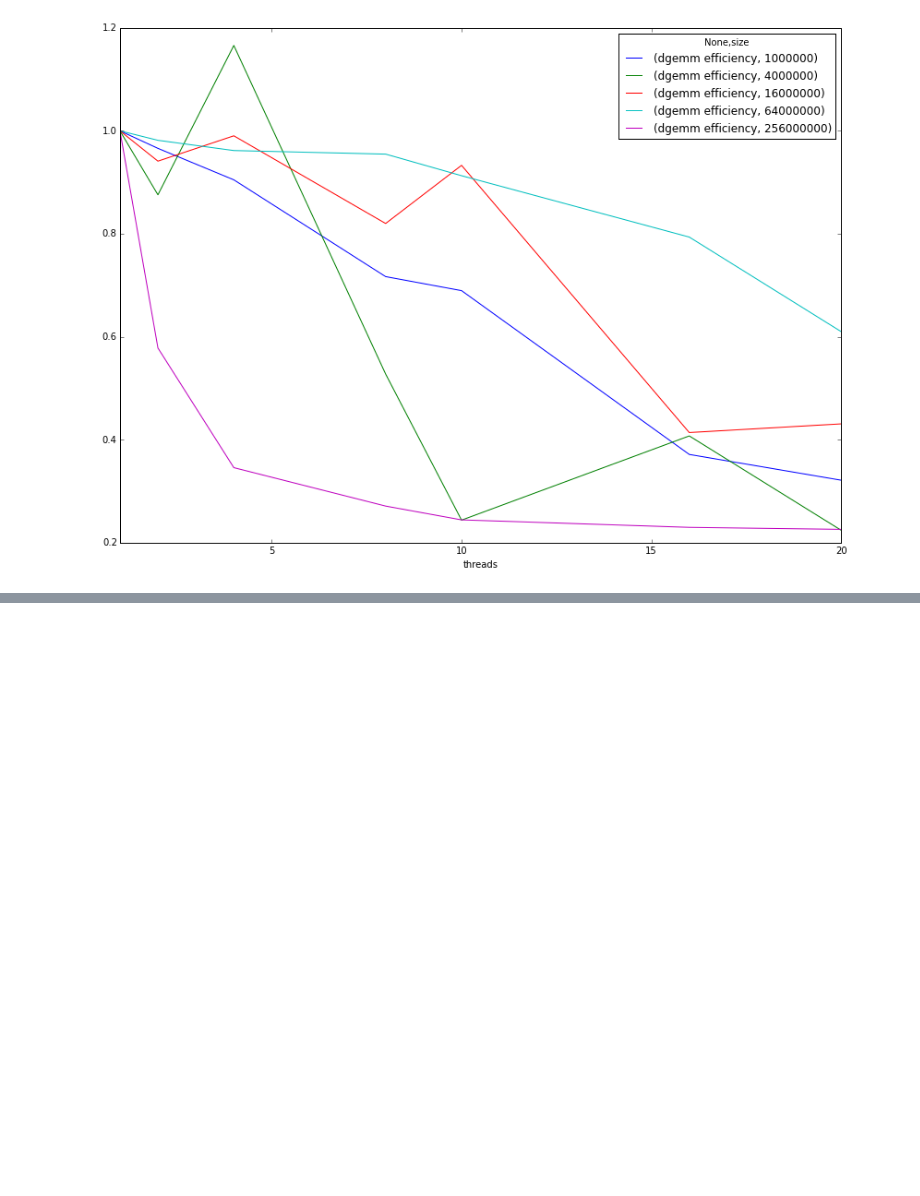
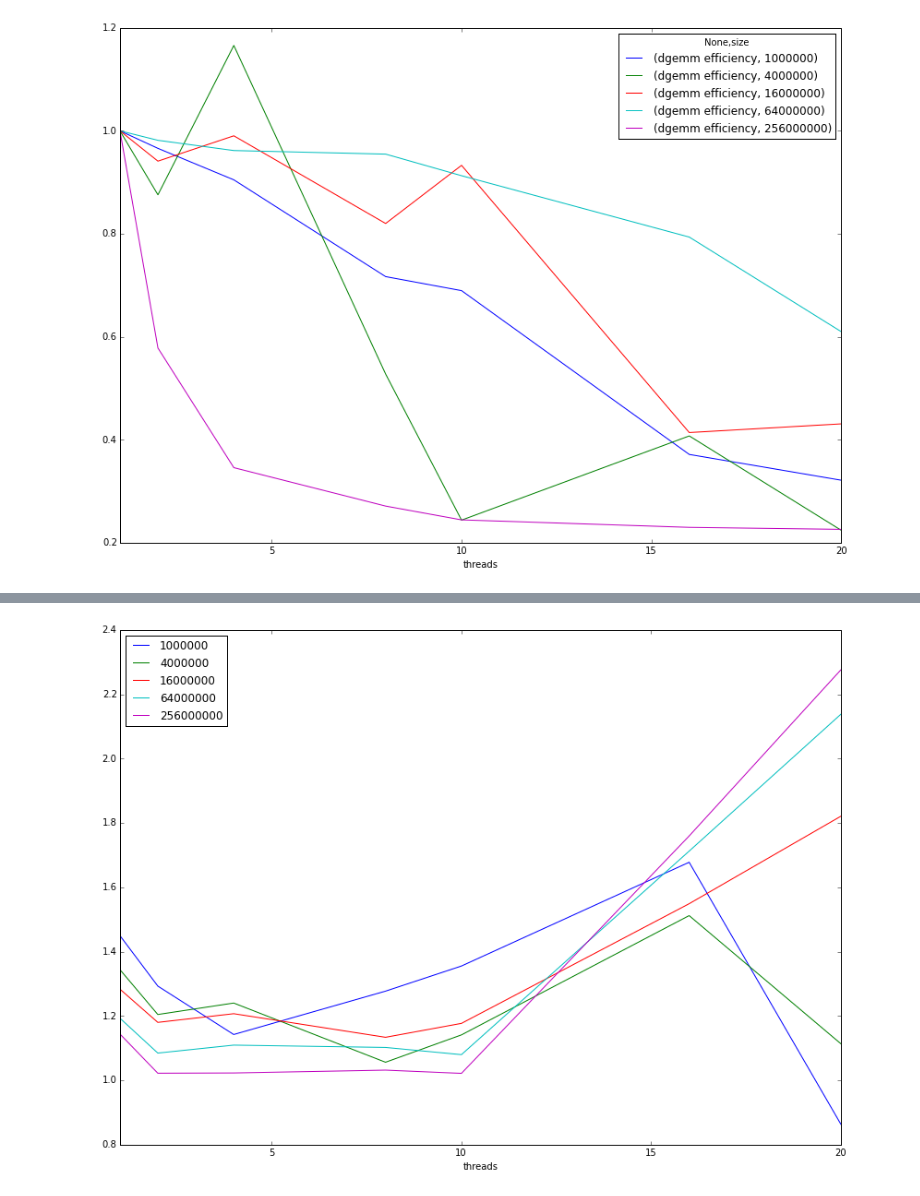
Before and after one commit to gjbex/training-material, a Jupyter notebook: Math/Lapack/SVD/performance_analysis.ipynb, the cells around one changed output, grey strips where cells are left out. Drawn from its saved outputs; the diff is of its cells as text; code cells hidden in the pictures; blank space fills up the shorter version.

Commit message:
Added performance comparison between thinking and cerebro

```diff
--- a/Math/Lapack/SVD/performance_analysis.ipynb
+++ b/Math/Lapack/SVD/performance_analysis.ipynb
@@ -154,0 +99,4 @@ cerebro_dgemm.plot(figsize=(14,10));
+# %%
+dgesvd_cmp = data[['threads', 'size', 'cluster', 'dgesvd (s)']].pivot_table(index='threads',
+                                                                            columns=['size', 'cluster'])['dgesvd (s)']
+dgesvd_cmp
@@ -154,0 +126,4 @@ cerebro_dgemm.plot(figsize=(14,10));
+# %%
+factors = pd.DataFrame()
+for size in dgesvd_cmp.columns.levels[0]:
+    factors[size] = dgesvd_cmp.loc[:, size].loc[:, 'cerebro']/dgesvd_cmp.loc[:, size].loc[:, 'thinking']
@@ -154,0 +142,4 @@ cerebro_dgemm.plot(figsize=(14,10));
+# %%
+factors.plot(figsize=(14, 10));
+# %% [output]
+[figure, added]
```
Also changed, not shown: parts of 16 cells of this notebook.
